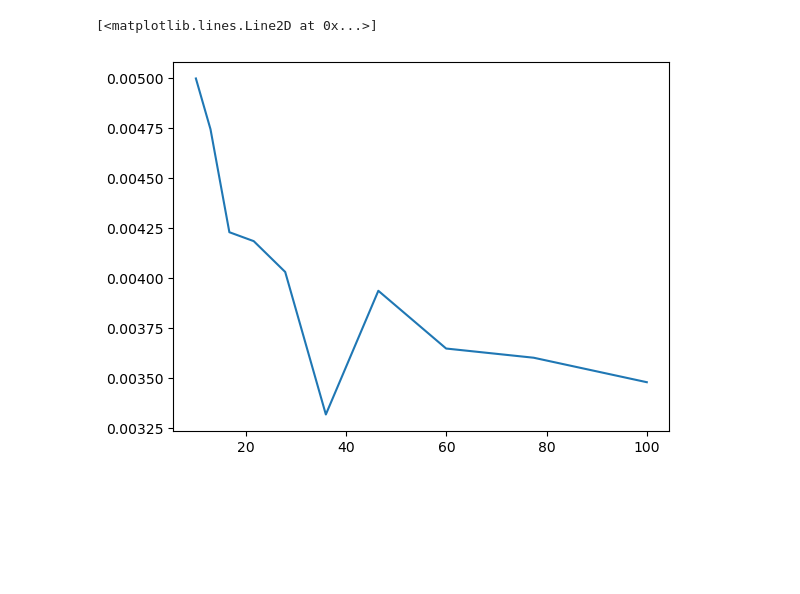
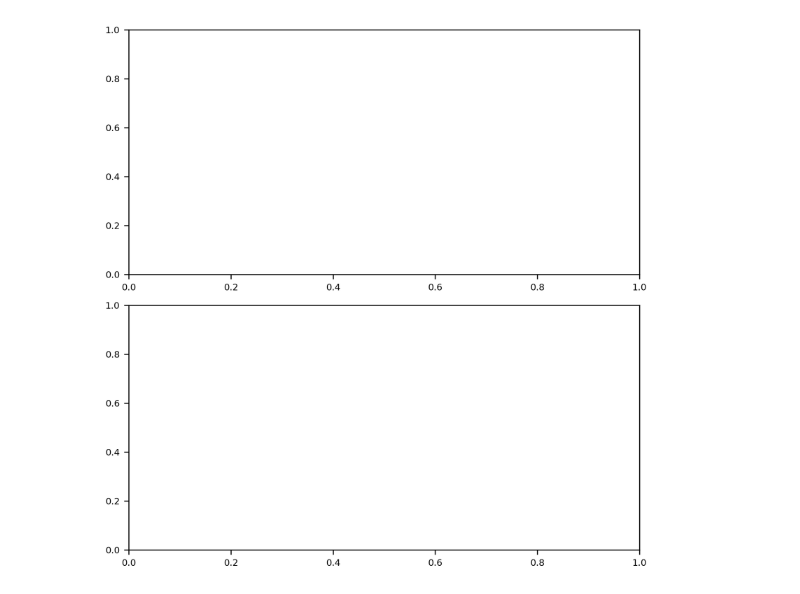
Before and after one commit to murillo-group/miniature_graphs, a Jupyter notebook: workflows/notebooks/analysis_reduction.py.ipynb, the cells around one changed output. Saved outputs shown, nothing was run; the diff lists cells and outputs as text; code cells hidden in the pictures; blank space fills up the shorter version.

```diff
--- a/workflows/notebooks/analysis_reduction.py.ipynb
+++ b/workflows/notebooks/analysis_reduction.py.ipynb
@@ -15,6 +4,0 @@ metrics=metrics.groupby(target).describe()
-# %%
-fig, ax = plt.subplots()
-ax.plot(metrics.index,metrics['density']['mean'])
-# %% [output]
-[<matplotlib.lines.Line2D at 0x...>]
-[figure, removed]
@@ -20,0 +36,4 @@ ax.plot(metrics.index,metrics['density']['mean'])
+# %%
+fig, subplots = plt.subplots(2,1,figsize=(6,6))
+# %% [output]
+[figure, added]
```
Also changed, not shown: parts of 5 cells of this notebook.
